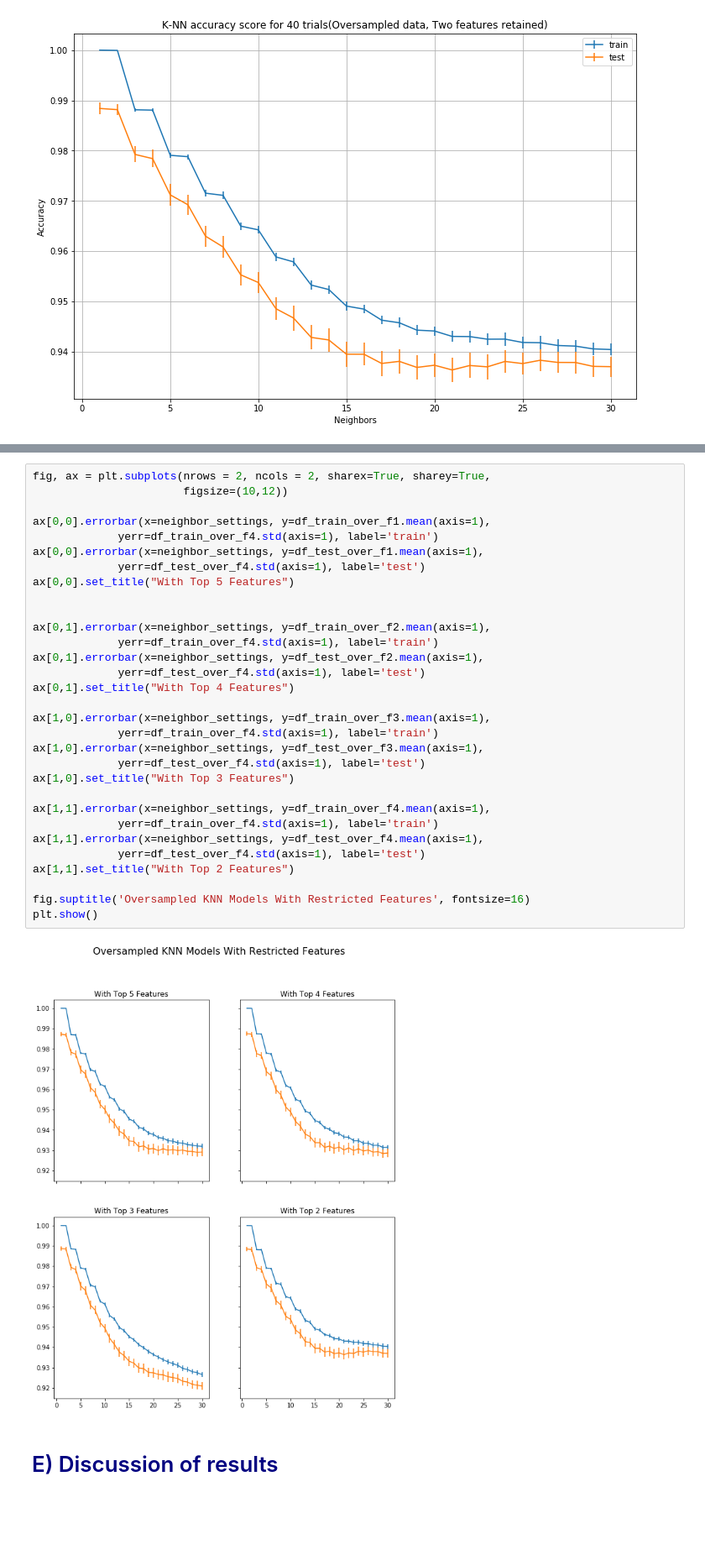
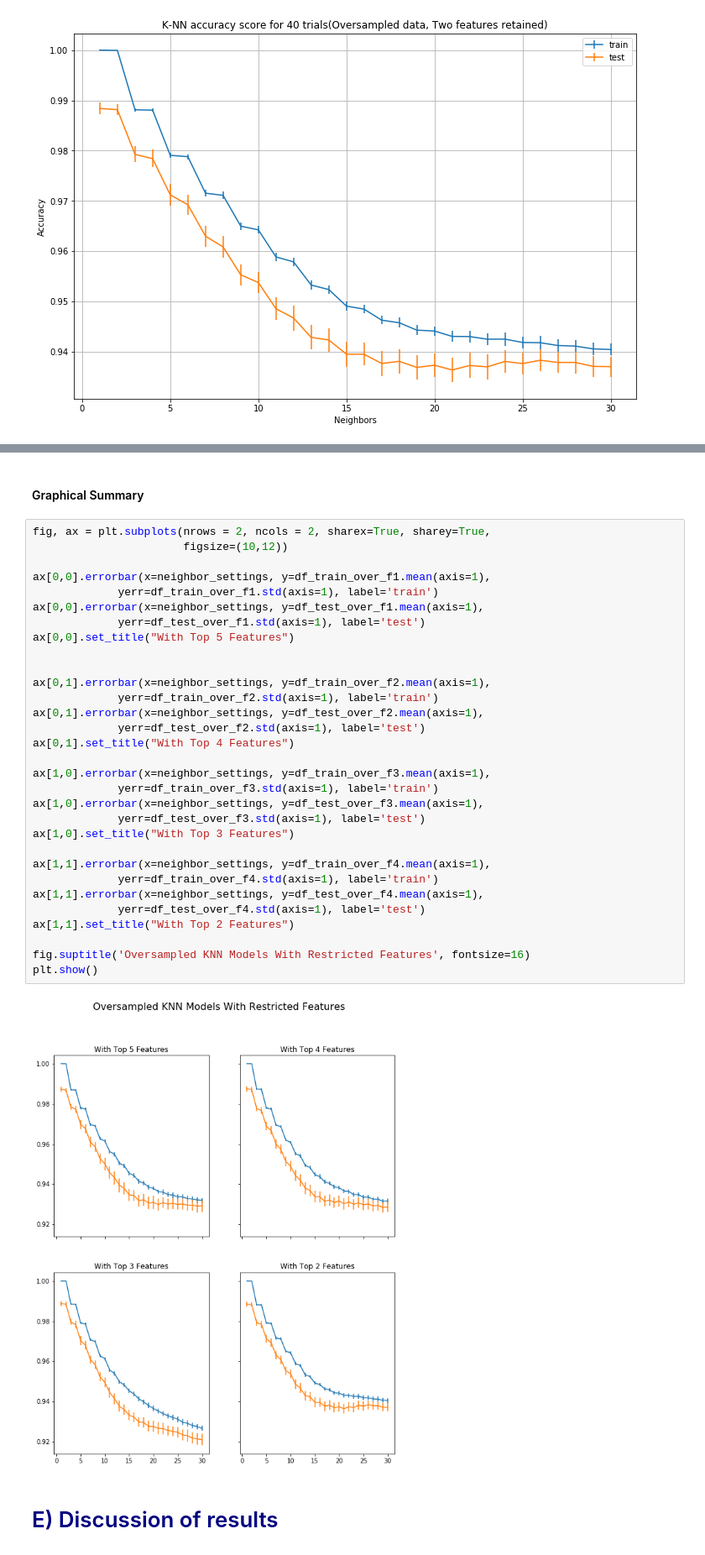
Before and after one commit to abeljoshua20/abeljoshua20.github.io, a Jupyter notebook: Predicting Pulsar Stars KNN.ipynb, the cells around one changed output, grey strips where cells are left out. Shown at 84% size. Cells and saved outputs as stored; diff of their text form; blank space fills up the shorter version.

Commit message:
Fix graph

```diff
--- a/Predicting Pulsar Stars KNN.ipynb
+++ b/Predicting Pulsar Stars KNN.ipynb
@@ -827,36 +856,38 @@ plt.grid()
+# %% [markdown]
+#### Graphical Summary
 # %%
 fig, ax = plt.subplots(nrows = 2, ncols = 2, sharex=True, sharey=True,
                        figsize=(10,12))
 
 ax[0,0].errorbar(x=neighbor_settings, y=df_train_over_f1.mean(axis=1),
-             yerr=df_train_over_f4.std(axis=1), label='train')
+             yerr=df_train_over_f1.std(axis=1), label='train')
 ax[0,0].errorbar(x=neighbor_settings, y=df_test_over_f1.mean(axis=1),
-             yerr=df_test_over_f4.std(axis=1), label='test')
+             yerr=df_test_over_f1.std(axis=1), label='test')
 ax[0,0].set_title("With Top 5 Features")
 
 
 ax[0,1].errorbar(x=neighbor_settings, y=df_train_over_f2.mean(axis=1),
-             yerr=df_train_over_f4.std(axis=1), label='train')
+             yerr=df_train_over_f2.std(axis=1), label='train')
 ax[0,1].errorbar(x=neighbor_settings, y=df_test_over_f2.mean(axis=1),
-             yerr=df_test_over_f4.std(axis=1), label='test')
+             yerr=df_test_over_f2.std(axis=1), label='test')
 ax[0,1].set_title("With Top 4 Features")
 
 ax[1,0].errorbar(x=neighbor_settings, y=df_train_over_f3.mean(axis=1),
-             yerr=df_train_over_f4.std(axis=1), label='train')
+             yerr=df_train_over_f3.std(axis=1), label='train')
 ax[1,0].errorbar(x=neighbor_settings, y=df_test_over_f3.mean(axis=1),
-             yerr=df_test_over_f4.std(axis=1), label='test')
+             yerr=df_test_over_f3.std(axis=1), label='test')
 ax[1,0].set_title("With Top 3 Features")
 
 ax[1,1].errorbar(x=neighbor_settings, y=df_train_over_f4.mean(axis=1),
              yerr=df_train_over_f4.std(axis=1), label='train')
 ax[1,1].errorbar(x=neighbor_settings, y=df_test_over_f4.mean(axis=1),
              yerr=df_test_over_f4.std(axis=1), label='test')
 ax[1,1].set_title("With Top 2 Features")
 
 fig.suptitle('Oversampled KNN Models With Restricted Features', fontsize=16)
 plt.show()
 # %% [output]
-[figure, old version]
+[figure, new version]
 # %% [markdown]
 # <font color = "navy"> E) Discussion of results
 # %% [markdown]
```
Also changed, not shown: parts of 5 cells of this notebook.
